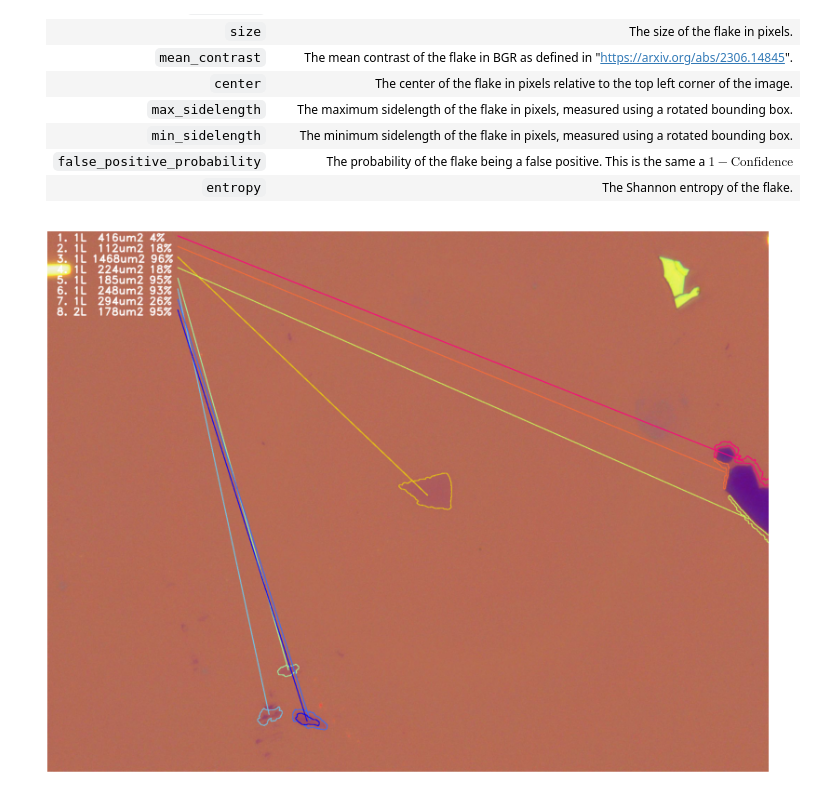
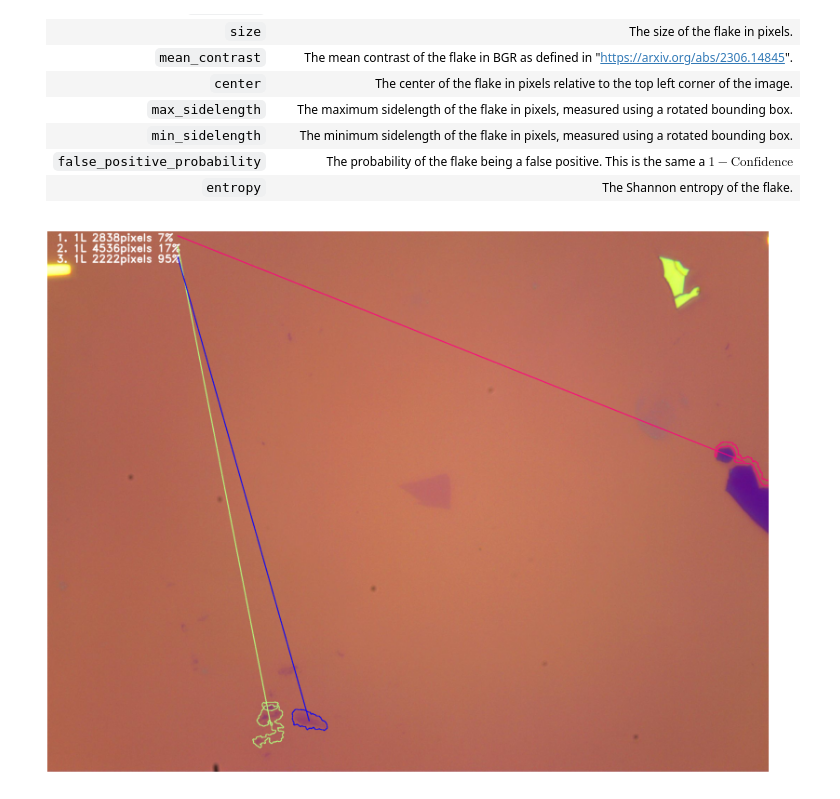
Before and after one commit to MiriRL/2DMatGMM, a Jupyter notebook: demo/detect_flakes.ipynb, the cells around one changed output. Saved outputs shown, nothing was run; the diff lists cells and outputs as text; code cells hidden in the pictures.

Commit message:
without flatfield

```diff
--- a/demo/detect_flakes.ipynb
+++ b/demo/detect_flakes.ipynb
@@ -87,7 +87,7 @@ The model takes a few different parameters, these are described in the following
 # %%
 model = MaterialDetector(
     contrast_dict=contrast_dict,
-    size_threshold=500,
+    size_threshold=2000,
     standard_deviation_threshold=5,
     used_channels="BGR",
 )
@@ -129,32 +129,32 @@ for image_name in image_names:
     image = cv2.imread(image_path)
 
     # Remove vignette if necessary
-    image = remove_vignette(image, flatfield)
+    # image = remove_vignette(image, flatfield)
 
     # The model itself can also be called directly
     # flakes = model(flakes)
     flakes = model.detect_flakes(image)
 
     # Extract and save the mask of each flake for training the False Positive Detector
     if USE_FOR_FPD:
         for flake in flakes:
             flake_image = visualise_flakes([flake], image, confidence_threshold=0.0)  # Save a corresponding image of the flake for cross-referencing
             cv2.imwrite(os.path.join(MASK_DIR, "images", image_name.removesuffix(".jpg") + "_" + str(flake_num) + ".jpg"), flake_image)
 
             mask = flake.mask
             cv2.imwrite(os.path.join(MASK_DIR, "masks", image_name.removesuffix(".jpg") + "_" + str(flake_num) + ".jpg"), mask)
 
             flake_num += 1
 
     # Final flake images
     image = visualise_flakes(
         flakes,
         image,
         confidence_threshold=CONFIDENCE_THRESHOLD,
     )
     plt.figure(figsize=(10, 10))
     plt.imshow(image[:, :, ::-1])
     plt.axis("off")
     plt.show()
 # %% [output]
-[figure, old version]
+[figure, new version]
```
Also changed, not shown: 1 other file.
